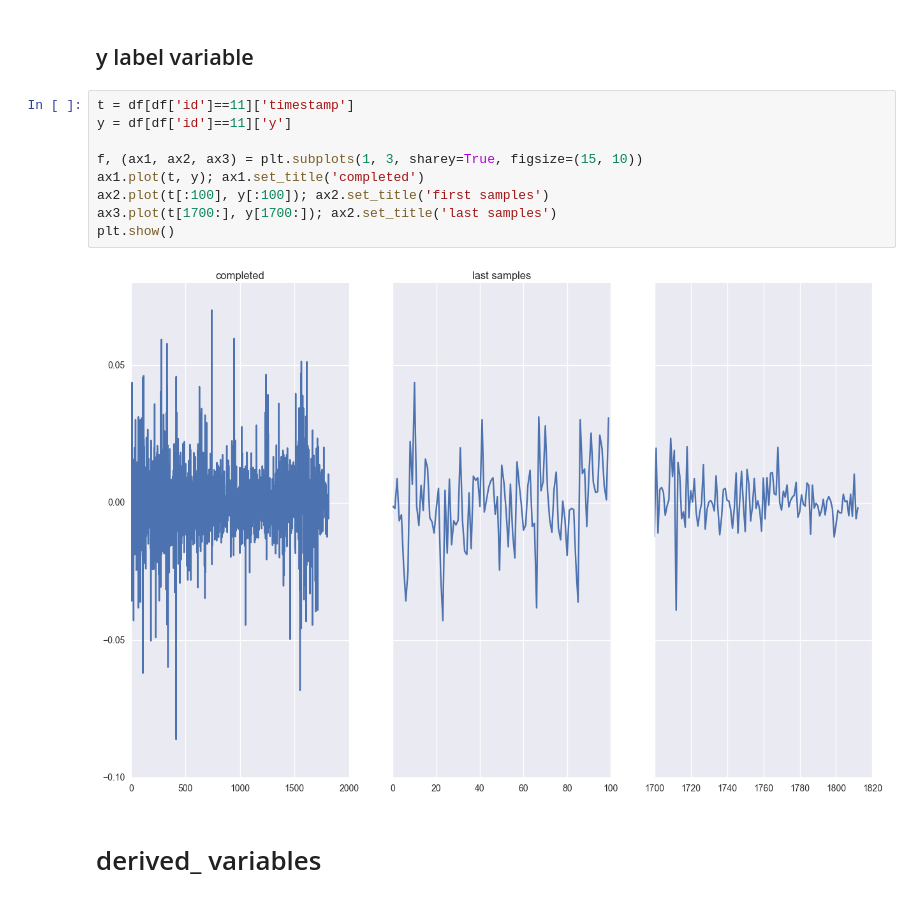
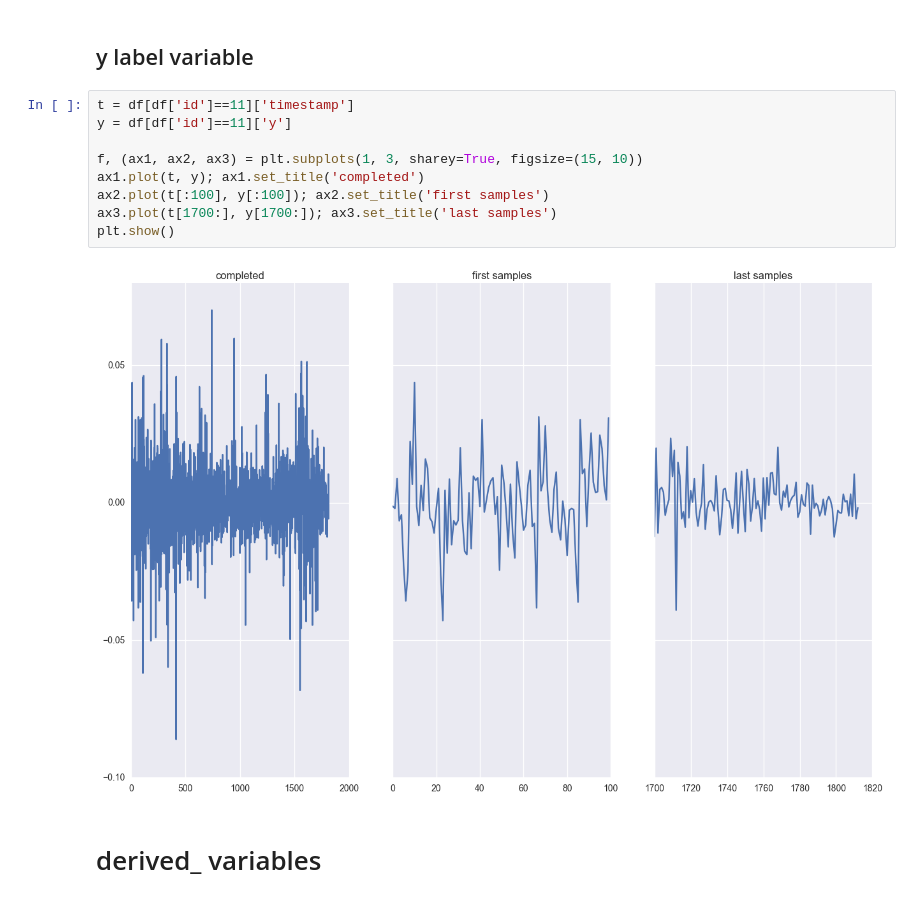
Before and after one commit to VictorPelaez/Time-series-financial, a Jupyter notebook: notebooks/first_exploration.ipynb, the cells around one changed output. Saved outputs shown, nothing was run; the diff lists cells and outputs as text.

```diff
--- a/notebooks/first_exploration.ipynb
+++ b/notebooks/first_exploration.ipynb
@@ -97,14 +97,14 @@ Name: y, dtype: float64
 # %%
 t = df[df['id']==11]['timestamp']
 y = df[df['id']==11]['y']
 
 f, (ax1, ax2, ax3) = plt.subplots(1, 3, sharey=True, figsize=(15, 10))
 ax1.plot(t, y); ax1.set_title('completed')
 ax2.plot(t[:100], y[:100]); ax2.set_title('first samples')
-ax3.plot(t[1700:], y[1700:]); ax2.set_title('last samples')
+ax3.plot(t[1700:], y[1700:]); ax3.set_title('last samples')
 plt.show()
 # %% [output]
-[figure, old version]
+[figure, new version]
 # %% [markdown]
 # derived_ variables
 # %% [markdown]
```
Also changed, not shown: parts of 1 cell of this notebook.
